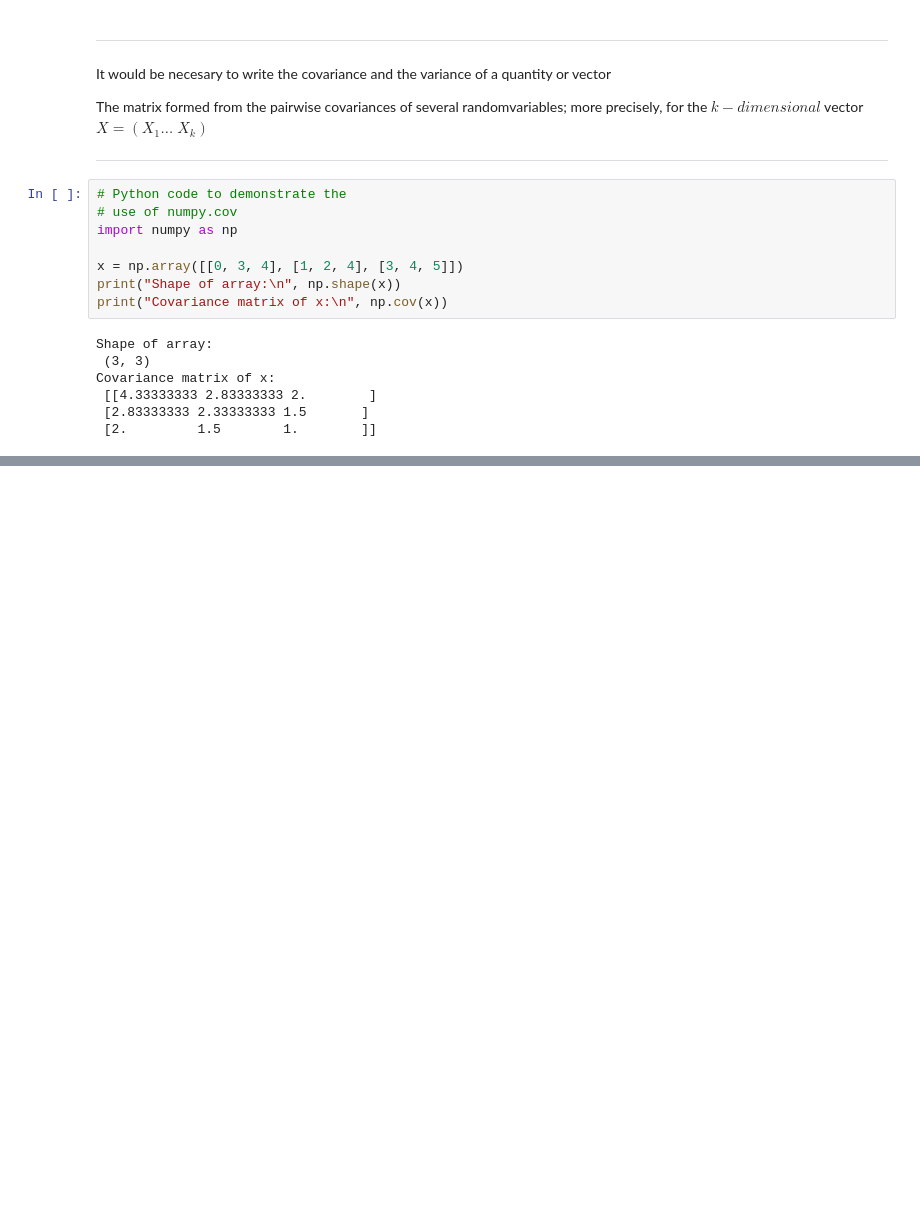
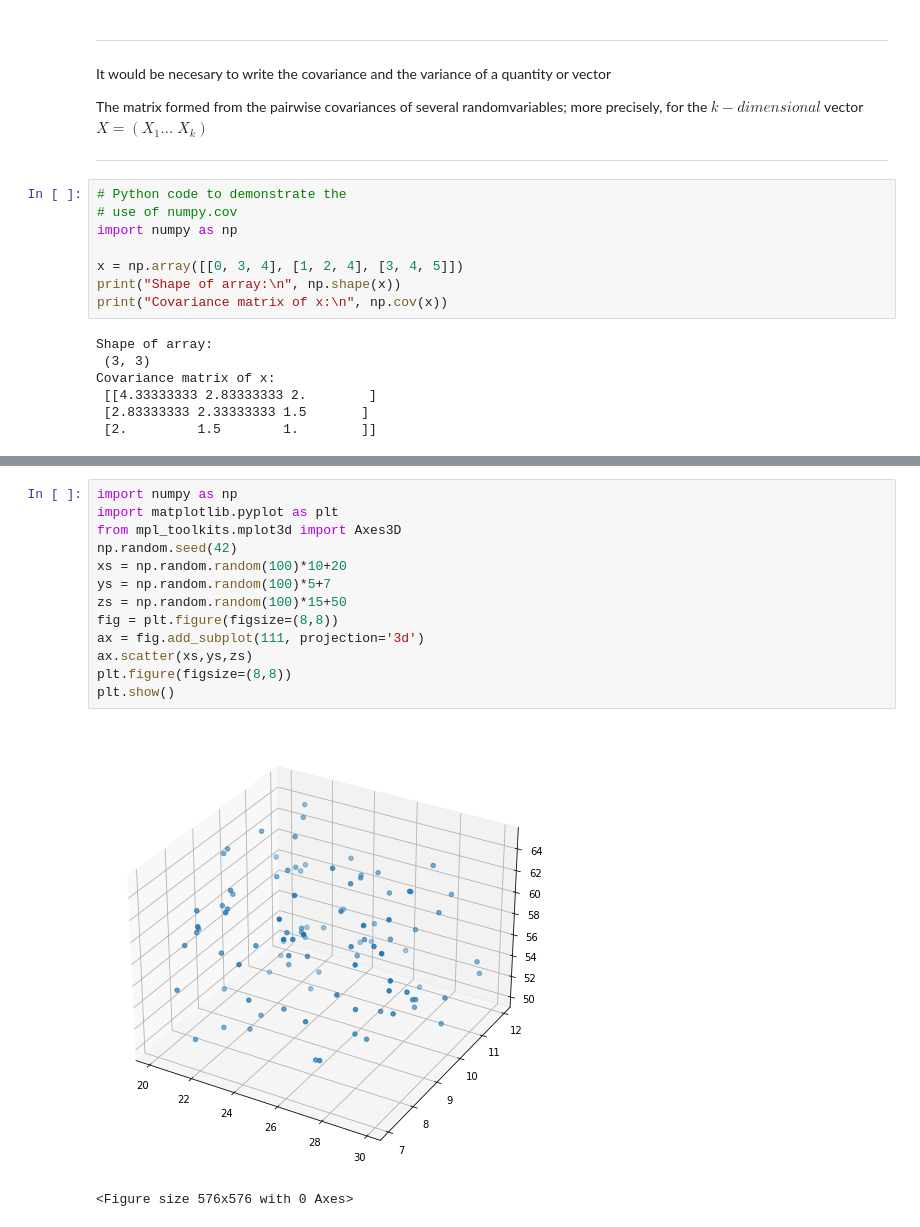
Before and after one commit to oftavira/BitacoraLiteratura, a Jupyter notebook: glosary.ipynb, the cells around one changed output, grey strips where cells are left out. Saved outputs shown, nothing was run; the diff lists cells and outputs as text; blank space fills up the shorter version.

```diff
--- a/glosary.ipynb
+++ b/glosary.ipynb
@@ -69,0 +79,16 @@ Covariance matrix of x:
+# %%
+import numpy as np
+import matplotlib.pyplot as plt
+from mpl_toolkits.mplot3d import Axes3D
+np.random.seed(42)
+xs = np.random.random(100)*10+20
+ys = np.random.random(100)*5+7
+zs = np.random.random(100)*15+50
+fig = plt.figure(figsize=(8,8))
+ax = fig.add_subplot(111, projection='3d')
+ax.scatter(xs,ys,zs)
+plt.figure(figsize=(8,8))
+plt.show()
+# %% [output]
+[figure, added]
+<Figure size 576x576 with 0 Axes>
```
Also changed, not shown: parts of 4 cells of this notebook, 1 other file.
